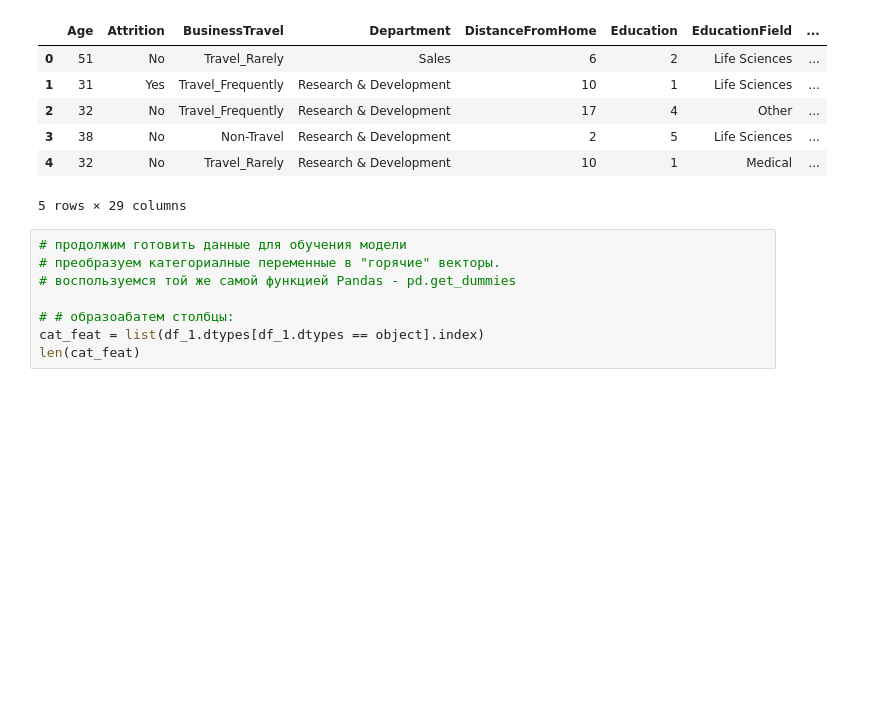
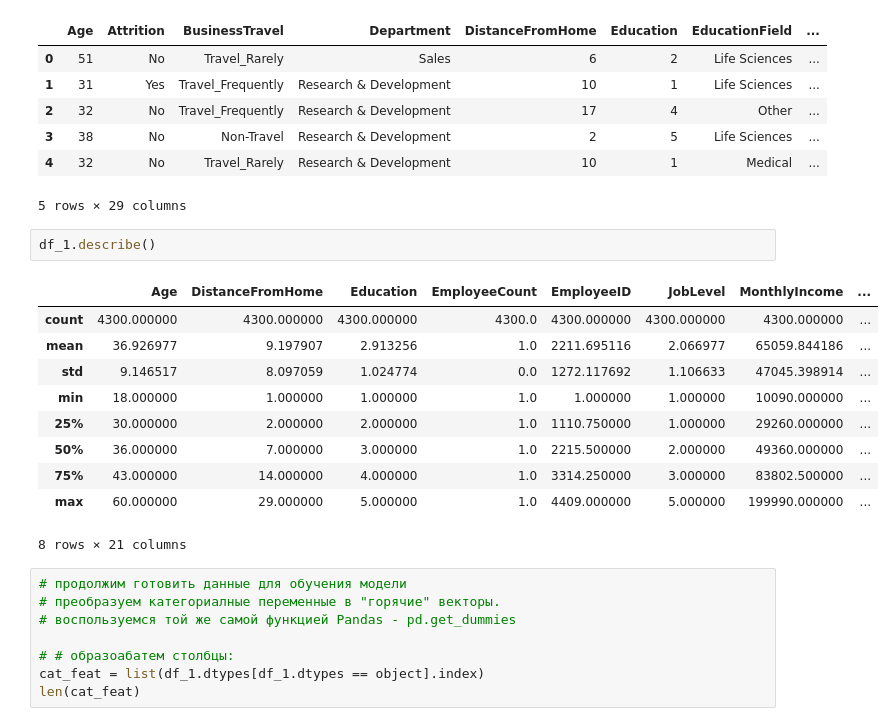
Before and after one commit to MS-max914/MX_2X, a Jupyter notebook: Diplom/10_10/Untitled2.ipynb, the cells around one changed output. Drawn from its saved outputs; the diff is of its cells as text; blank space fills up the shorter version.

```diff
--- a/Diplom/10_10/Untitled2.ipynb
+++ b/Diplom/10_10/Untitled2.ipynb
@@ -107,6 +107,19 @@ df_1.head()
 | 3 | 38 | No | Non-Travel | Research & Development | 2 | 5 | Life Sciences | ... |
 | 4 | 32 | No | Travel_Rarely | Research & Development | 10 | 1 | Medical | ... |
 5 rows × 29 columns
+# %%
+df_1.describe()
+# %% [output]
+|  | Age | DistanceFromHome | Education | EmployeeCount | EmployeeID | JobLevel | MonthlyIncome | ... |
+| count | 4300.000000 | 4300.000000 | 4300.000000 | 4300.0 | 4300.000000 | 4300.000000 | 4300.000000 | ... |
+| mean | 36.926977 | 9.197907 | 2.913256 | 1.0 | 2211.695116 | 2.066977 | 65059.844186 | ... |
+| std | 9.146517 | 8.097059 | 1.024774 | 0.0 | 1272.117692 | 1.106633 | 47045.398914 | ... |
+| min | 18.000000 | 1.000000 | 1.000000 | 1.0 | 1.000000 | 1.000000 | 10090.000000 | ... |
+| 25% | 30.000000 | 2.000000 | 2.000000 | 1.0 | 1110.750000 | 1.000000 | 29260.000000 | ... |
+| 50% | 36.000000 | 7.000000 | 3.000000 | 1.0 | 2215.500000 | 2.000000 | 49360.000000 | ... |
+| 75% | 43.000000 | 14.000000 | 4.000000 | 1.0 | 3314.250000 | 3.000000 | 83802.500000 | ... |
+| max | 60.000000 | 29.000000 | 5.000000 | 1.0 | 4409.000000 | 5.000000 | 199990.000000 | ... |
+8 rows × 21 columns
 # %%
 # продолжим готовить данные для обучения модели
 # преобразуем категориалные переменные в "горячие" векторы.
```
Also changed, not shown: parts of 7 cells of this notebook.
